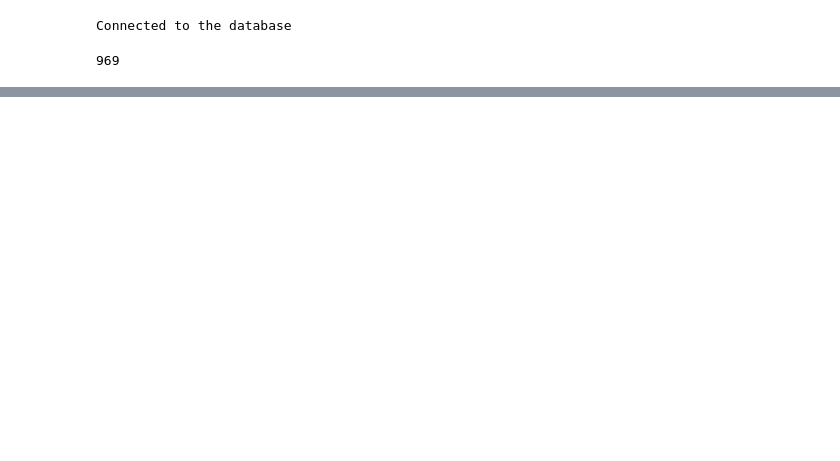
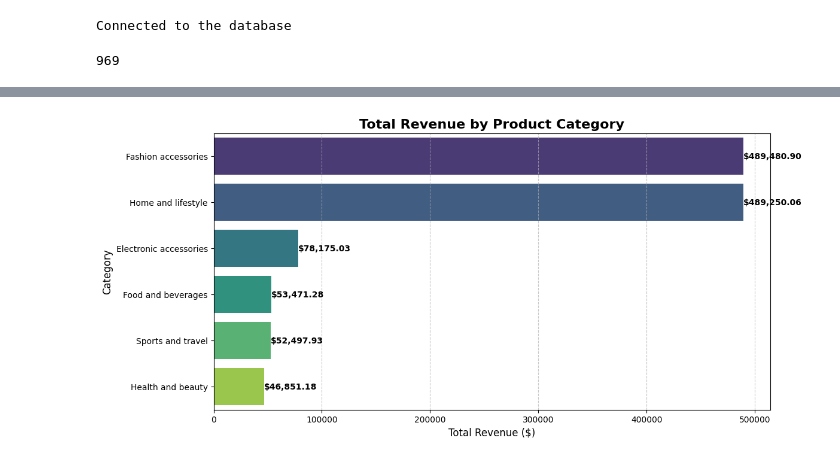
Before and after one commit to allahgabo/Walmart-Project, a Jupyter notebook: project.ipynb, the cells around one changed output, grey strips where cells are left out. Cells and saved outputs as stored; diff of their text form; code cells hidden in the pictures; blank space fills up the shorter version.

Commit message:
Add files via upload
Added visualization

```diff
--- a/project.ipynb
+++ b/project.ipynb
@@ -129,5 +129,5 @@ rating            float64
 profit_margin     float64
 dtype: object
 # %%
-walmart["unit_price"] = walmart["unit_price"].replace('$','').astype(float) # removes the dollar sign and converts the unit_price column to float
-walmart.head()
+# walmart["unit_price"] = walmart["unit_price"].replace('$','').astype(float) # removes the dollar sign and converts the unit_price column to float
+walmart["unit_price"] = walmart["unit_price"].str.replace('$','').astype(float) # removes the dollar sign and converts the unit_price column to float
@@ -209,0 +209,30 @@ walmart.to_sql("walmart",con=postgres_engine,if_exists="replace",index=False) #
+# %%
+import seaborn as sns
+import matplotlib.pyplot as plt
+
+# Calculate total revenue for each category
+walmart["Revenue"] = walmart["unit_price"] * walmart["quantity"]
+
+# Group by category and sum revenue
+category_revenue = walmart.groupby("category")["Revenue"].sum().sort_values(ascending=False)
+
+# Improved visualization - Bar Chart
+plt.figure(figsize=(12, 6))
+
+sns.barplot(y=category_revenue.index, x=category_revenue.values, hue=category_revenue.index,
+            palette="viridis", legend=False)
+
+# Add data labels
+for i, value in enumerate(category_revenue.values):
+    plt.text(value + 5, i, f"${value:,.2f}", va='center', fontsize=10, fontweight='bold')
+
+# Titles and labels
+plt.title("Total Revenue by Product Category", fontsize=16, fontweight="bold")
+plt.xlabel("Total Revenue ($)", fontsize=12)
+plt.ylabel("Category", fontsize=12)
+plt.grid(axis="x", linestyle="--", alpha=0.7)
+
+# Show the plot
+plt.show()
+# %% [output]
+[figure, added]
```
Also changed, not shown: parts of 11 cells of this notebook.
